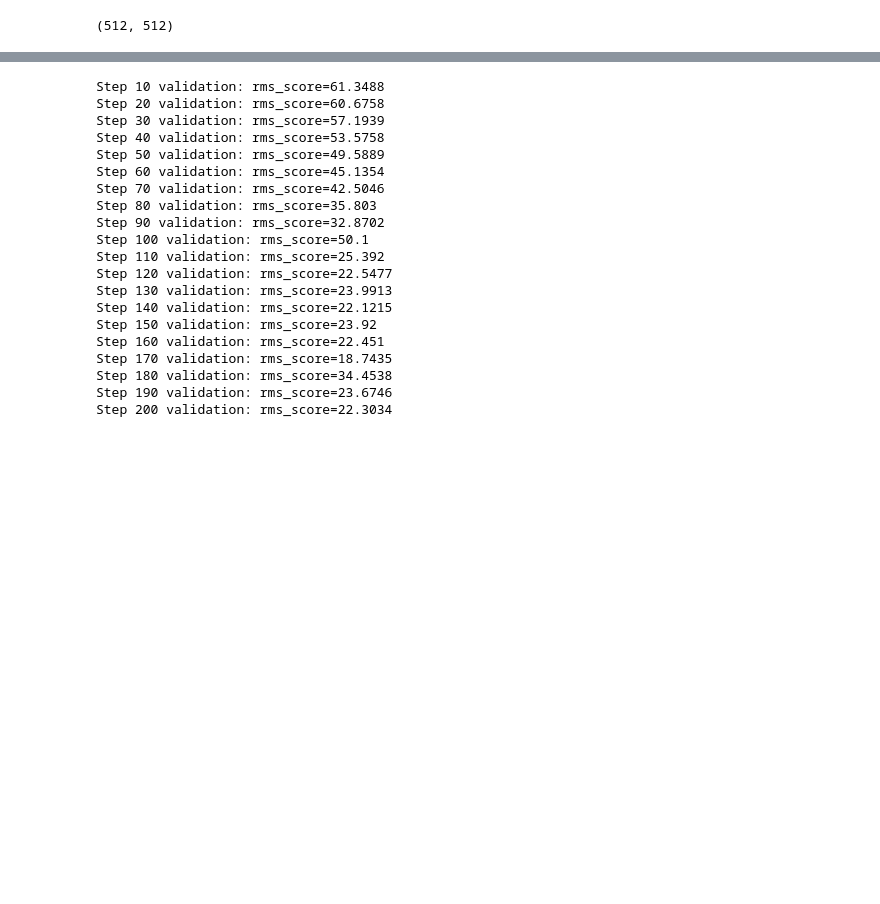
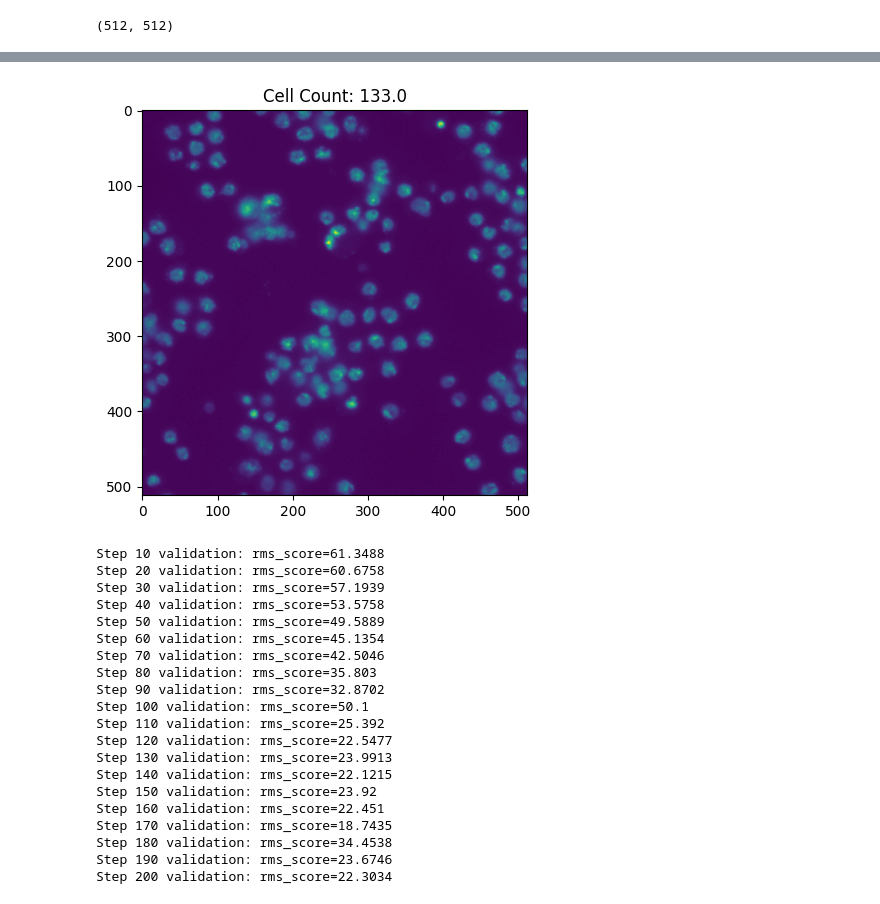
Before and after one commit to Meru45/CC-Model, a Jupyter notebook: CC-Cell-Counting.ipynb, the cells around one changed output, grey strips where cells are left out. Saved outputs shown, nothing was run; the diff lists cells and outputs as text; code cells hidden in the pictures; blank space fills up the shorter version.

```diff
--- a/CC-Cell-Counting.ipynb
+++ b/CC-Cell-Counting.ipynb
@@ -47,6 +47,15 @@ val_y = np.array(val_y.reshape(-1), dtype=np.float32)
 
 test_x = np.array(test_x.reshape(-1, 512, 512, 1), dtype=np.float32)
 test_y = np.array(test_y.reshape(-1), dtype=np.float32)
+# %%
+i = 20
+
+plt.figure(figsize=(5, 5))
+plt.imshow(train_x[i])
+plt.title(f"Cell Count: {train_y[i]}")
+plt.show()
+# %% [output]
+[figure, added]
 # %%
 train_data = NumpyDataset(train_x, train_y)
 val_data = NumpyDataset(val_x, val_y)
```
Also changed, not shown: parts of 1 cell of this notebook, 5 other files.
